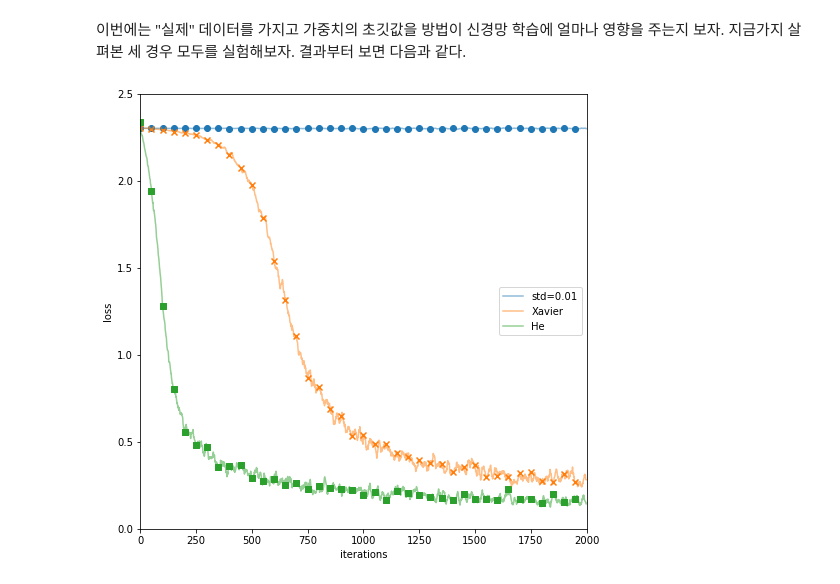
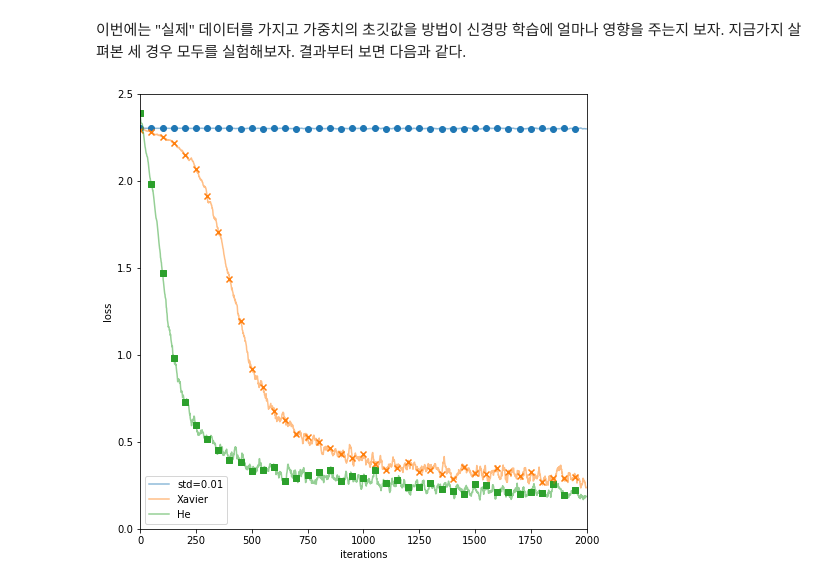
Before and after one commit to Daegeun02/Deep_Learning, a Jupyter notebook: 6.2_initialize_parameters.ipynb, the cells around one changed output. Cells and saved outputs as stored; diff of their text form; code cells hidden in the pictures.

```diff
--- a/6.2_initialize_parameters.ipynb
+++ b/6.2_initialize_parameters.ipynb
@@ -228,9 +228,9 @@ import matplotlib.pyplot as plt
 ## 데이터 읽기
 (x_train, t_train), (x_test, t_test) = load_mnist(normalize=True, one_hot_label=True)
 
-network1 = MultiLayerNet(input_size=784, hidden_size=[100,100,100,100,100,100], output_size=10, weight_init=0.01)
-network2 = MultiLayerNet(input_size=784, hidden_size=[100,100,100,100,100,100], output_size=10, weight_init="Xavier")
-network3 = MultiLayerNet(input_size=784, hidden_size=[100,100,100,100,100,100], output_size=10, weight_init="ReLU")
+network1 = MultiLayerNet(input_size=784, hidden_size=[100,100,100,100], output_size=10, weight_init=0.01)
+network2 = MultiLayerNet(input_size=784, hidden_size=[100,100,100,100], output_size=10, weight_init="Xavier")
+network3 = MultiLayerNet(input_size=784, hidden_size=[100,100,100,100], output_size=10, weight_init="ReLU")
 optimizer = SGD(lr=0.01)
 
 iters_num = 2000
@@ -268,34 +268,34 @@ for i in range(iters_num):
 for i in range(iters_num):
     batch_mask = np.random.choice(train_size, batch_size)
     x_batch = x_train[batch_mask]
     t_batch = t_train[batch_mask]
 
     grads = network3.gradient(x_batch, t_batch)
     optimizer.update(network3.params, grads)
 
     loss = network3.loss(x_batch, t_batch)
     he_loss_list.append(loss)
 
 iters = np.arange(iters_num-1)
 std_loss_list = filter(11, std_loss_list)
 xavier_loss_list = filter(11, xavier_loss_list)
 he_loss_list = filter(11, he_loss_list)
 
 plt.figure(figsize=(8,8))
 plt.plot(iters, std_loss_list, label="std=0.01", alpha=0.5)
 plt.plot(iters, xavier_loss_list, label="Xavier", alpha=0.5)
 plt.plot(iters, he_loss_list, label="He", alpha=0.5)
 plt.scatter(iters[::50], std_loss_list[::50], marker="o")
 plt.scatter(iters[::50], xavier_loss_list[::50], marker="x")
 plt.scatter(iters[::50], he_loss_list[::50], marker="s")
 plt.xlabel("iterations")
 plt.ylabel("loss")
 plt.xlim(0,2000)
 plt.ylim(0.0,2.5)
 plt.legend()
 plt.show()
 # %% [output]
-[figure, old version]
+[figure, new version]
 # %% [markdown]
 <img src=images/6_15.png height=100px width=500px>
 
```
